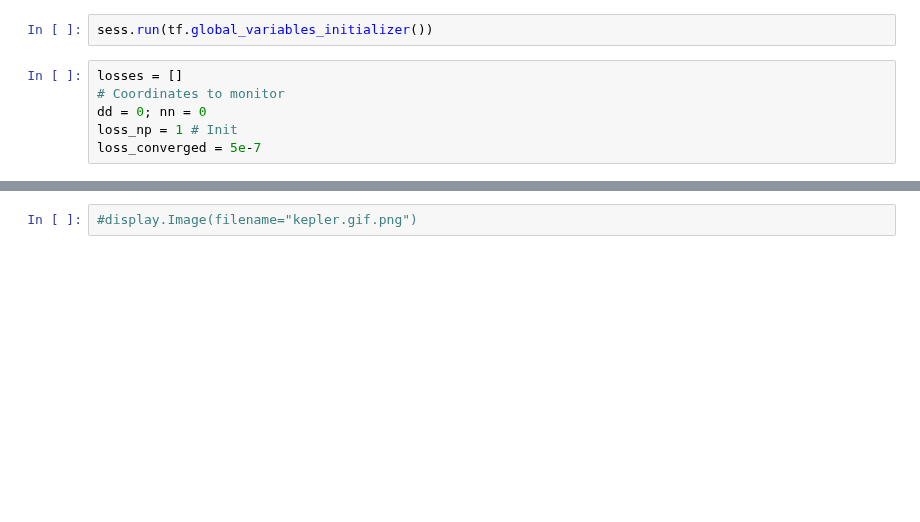
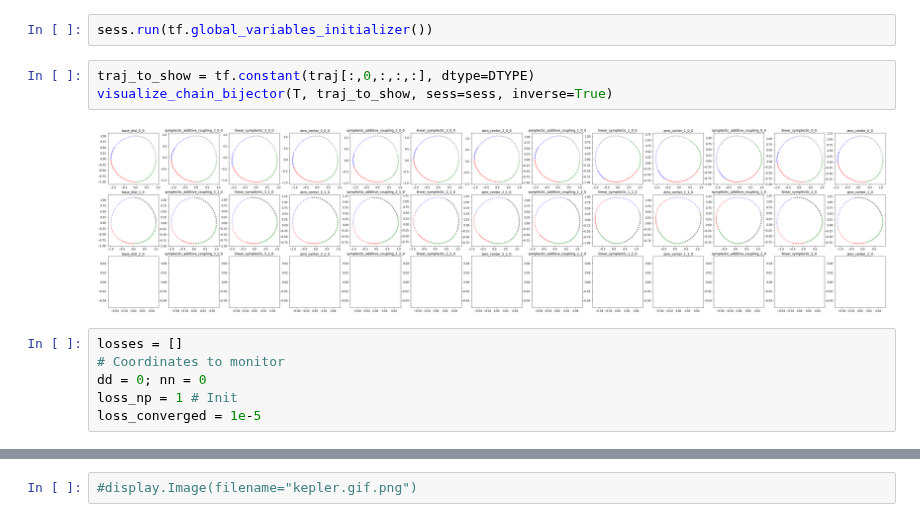
Before and after one commit to rbondesan/CanonicalFlows, a Jupyter notebook: notebooks/kepler-traj.ipynb, the cells around one changed output, grey strips where cells are left out. Cells and saved outputs as stored; diff of their text form; blank space fills up the shorter version.

```diff
--- a/notebooks/kepler-traj.ipynb
+++ b/notebooks/kepler-traj.ipynb
@@ -216,12 +192,17 @@ train_op = make_train_op(settings, loss, step)
 ## Train
 # %%
 sess.run(tf.global_variables_initializer())
+# %%
+traj_to_show = tf.constant(traj[:,0,:,:,:], dtype=DTYPE)
+visualize_chain_bijector(T, traj_to_show, sess=sess, inverse=True)
+# %% [output]
+[figure, added]
 # %%
 losses = []
 # Coordinates to monitor
 dd = 0; nn = 0
 loss_np = 1 # Init
-loss_converged = 5e-7
+loss_converged = 1e-5
 # %%
 while loss_np > loss_converged:
     _, it, loss_np = sess.run([train_op, step, loss])
```
Also changed, not shown: parts of 28 cells of this notebook, 6 other files.
